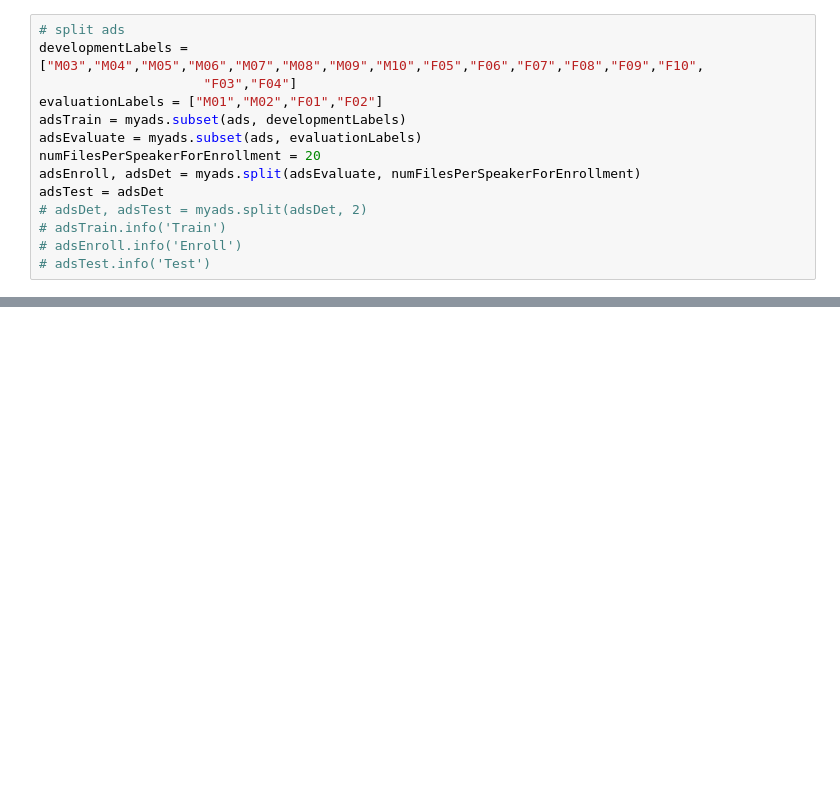
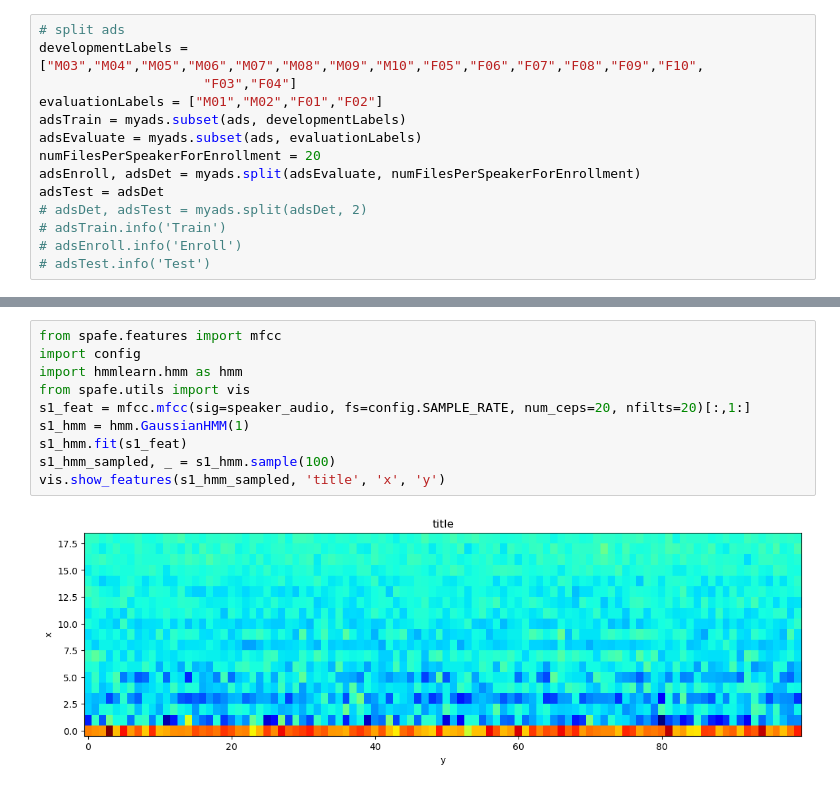
Before and after one commit to Davidjames9610/ubm, a Jupyter notebook: classifiers/fhmm/pmc_development/1_speaker_demo_pmc.ipynb, the cells around one changed output, grey strips where cells are left out. Saved outputs shown, nothing was run; the diff lists cells and outputs as text; blank space fills up the shorter version.

```diff
--- a/classifiers/fhmm/pmc_development/1_speaker_demo_pmc.ipynb
+++ b/classifiers/fhmm/pmc_development/1_speaker_demo_pmc.ipynb
@@ -77,0 +75,12 @@ plt.plot(noisey_speaker)
+# %%
+from spafe.features import mfcc
+import config
+import hmmlearn.hmm as hmm
+from spafe.utils import vis
+s1_feat = mfcc.mfcc(sig=speaker_audio, fs=config.SAMPLE_RATE, num_ceps=20, nfilts=20)[:,1:]
+s1_hmm = hmm.GaussianHMM(1)
+s1_hmm.fit(s1_feat)
+s1_hmm_sampled, _ = s1_hmm.sample(100)
+vis.show_features(s1_hmm_sampled, 'title', 'x', 'y')
+# %% [output]
+[figure, added]
```
Also changed, not shown: parts of 11 cells of this notebook, 4 other files.
